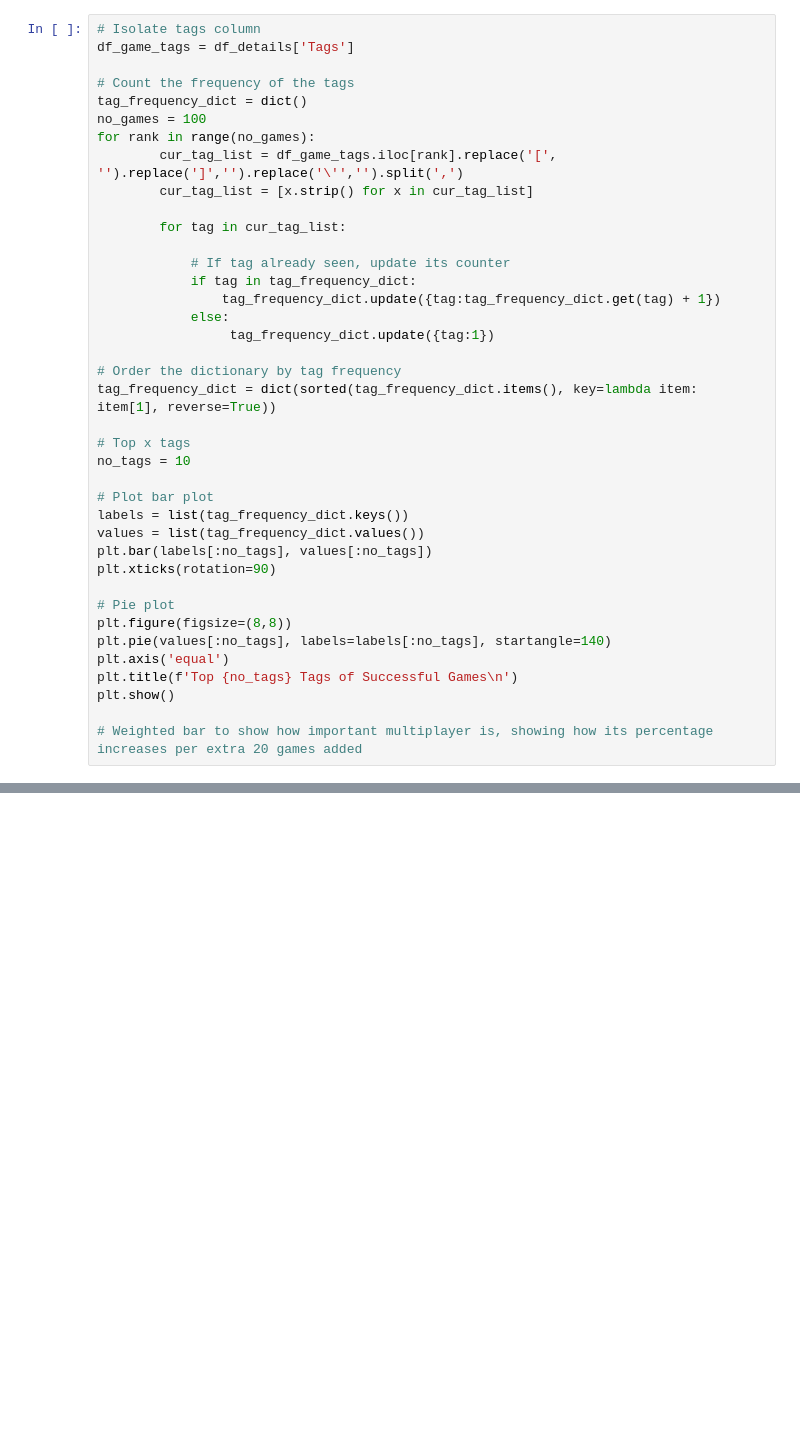
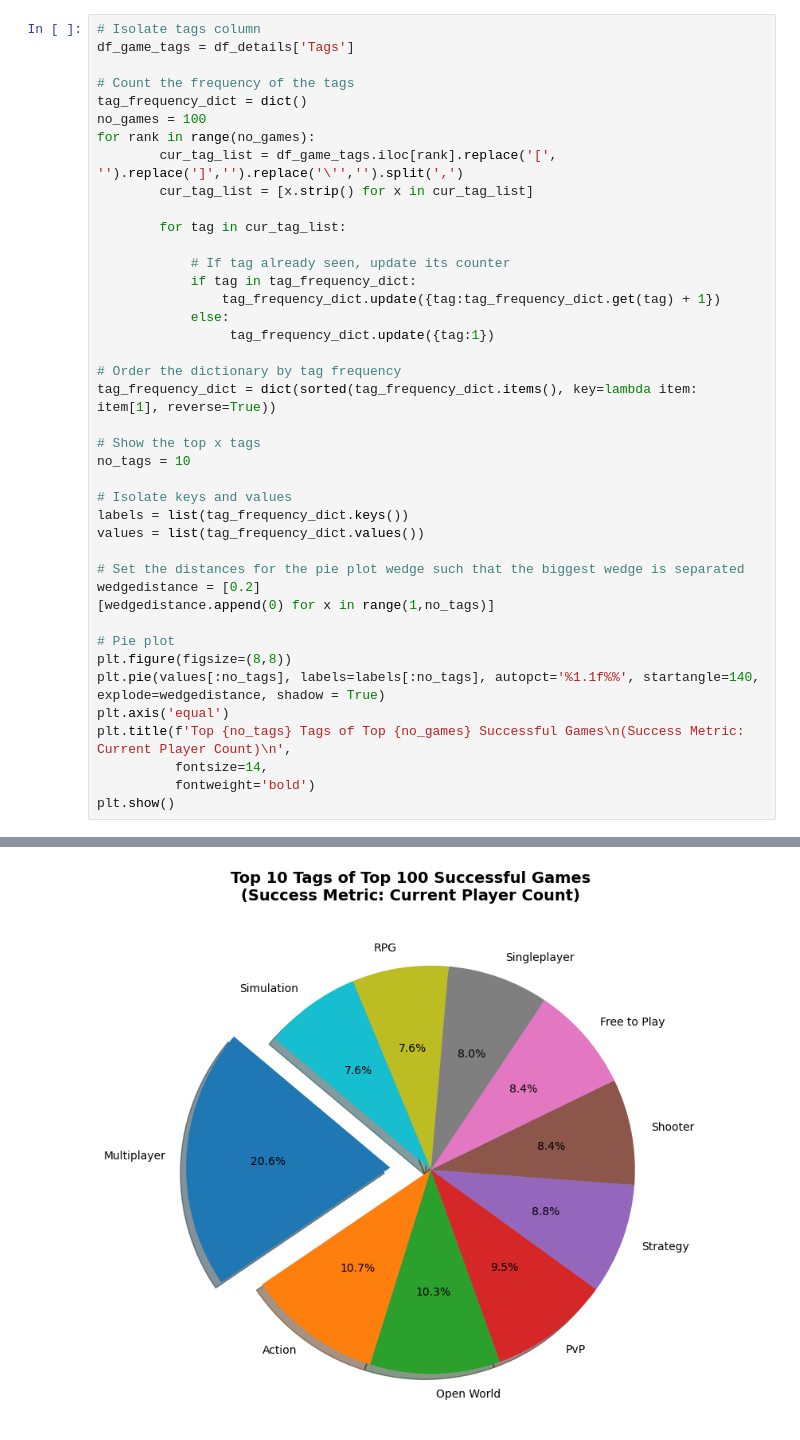
Before and after one commit to DarkMasquerader/Data-Analysis-Project-1, a Jupyter notebook: Python Files/My_Notebook.ipynb, the cells around one changed output, grey strips where cells are left out. Cells and saved outputs as stored; diff of their text form; blank space fills up the shorter version.

```diff
--- a/Python Files/My_Notebook.ipynb
+++ b/Python Files/My_Notebook.ipynb
@@ -53,21 +67,23 @@ for rank in range(no_games):
 # Order the dictionary by tag frequency
 tag_frequency_dict = dict(sorted(tag_frequency_dict.items(), key=lambda item: item[1], reverse=True))
 
-# Top x tags
+# Show the top x tags
 no_tags = 10
 
-# Plot bar plot
+# Isolate keys and values
 labels = list(tag_frequency_dict.keys())
 values = list(tag_frequency_dict.values())
-plt.bar(labels[:no_tags], values[:no_tags])
-plt.xticks(rotation=90)
+
+# Set the distances for the pie plot wedge such that the biggest wedge is separated
+wedgedistance = [0.2]
+[wedgedistance.append(0) for x in range(1,no_tags)]
 
 # Pie plot
 plt.figure(figsize=(8,8))
-plt.pie(values[:no_tags], labels=labels[:no_tags], startangle=140)
+plt.pie(values[:no_tags], labels=labels[:no_tags], autopct='%1.1f%%', startangle=140, explode=wedgedistance, shadow = True)
 plt.axis('equal')
-plt.title(f'Top {no_tags} Tags of Successful Games\n')
+plt.title(f'Top {no_tags} Tags of Top {no_games} Successful Games\n(Success Metric: Current Player Count)\n',
+          fontsize=14,
+          fontweight='bold')
 plt.show()
-
-# Weighted bar to show how important multiplayer is, showing how its percentage increases per extra 20 games added
 # %% [output]
@@ -74,0 +90 @@ Error:
+[figure, added]
```
Also changed, not shown: parts of 26 cells of this notebook.
